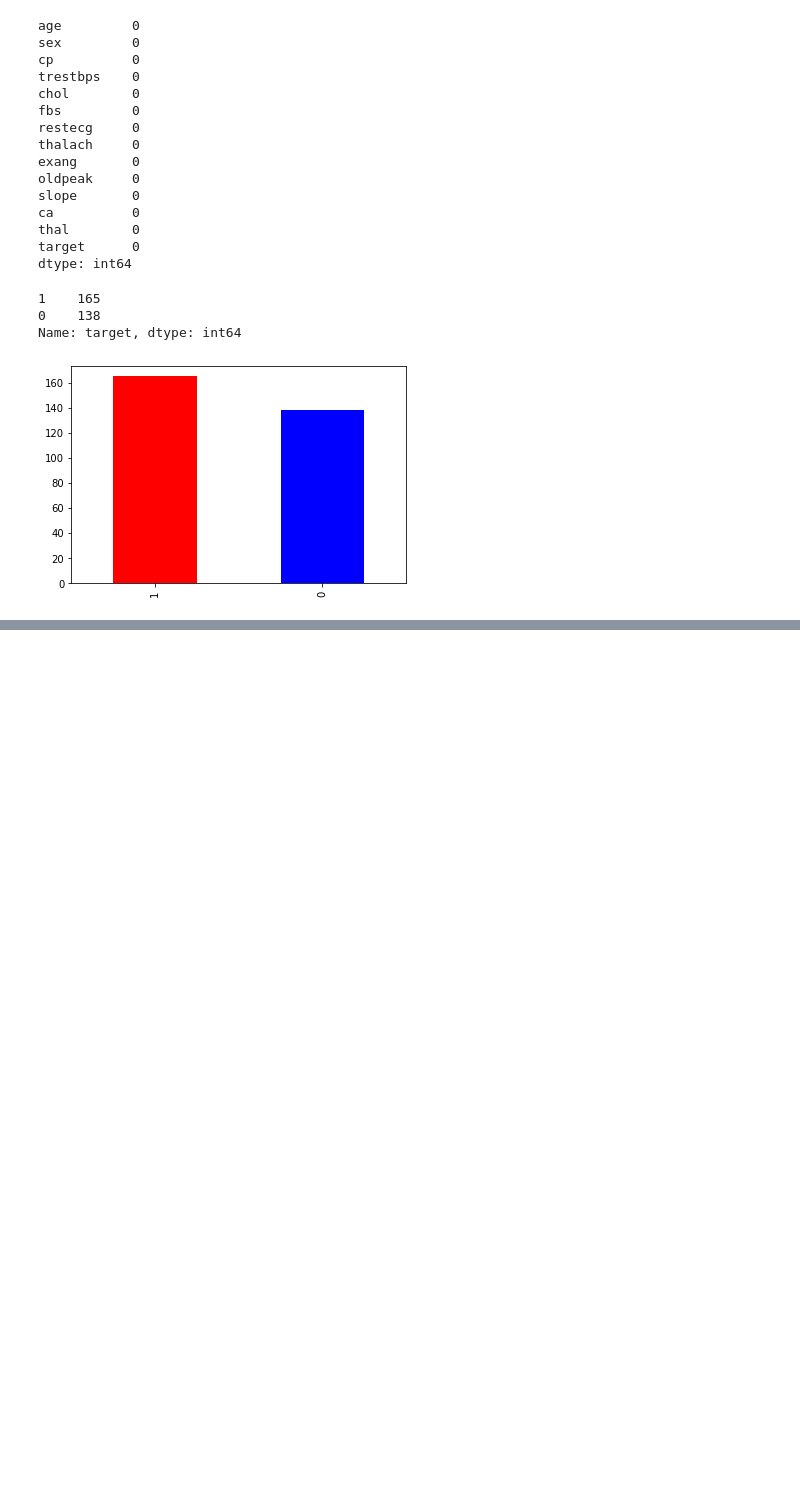
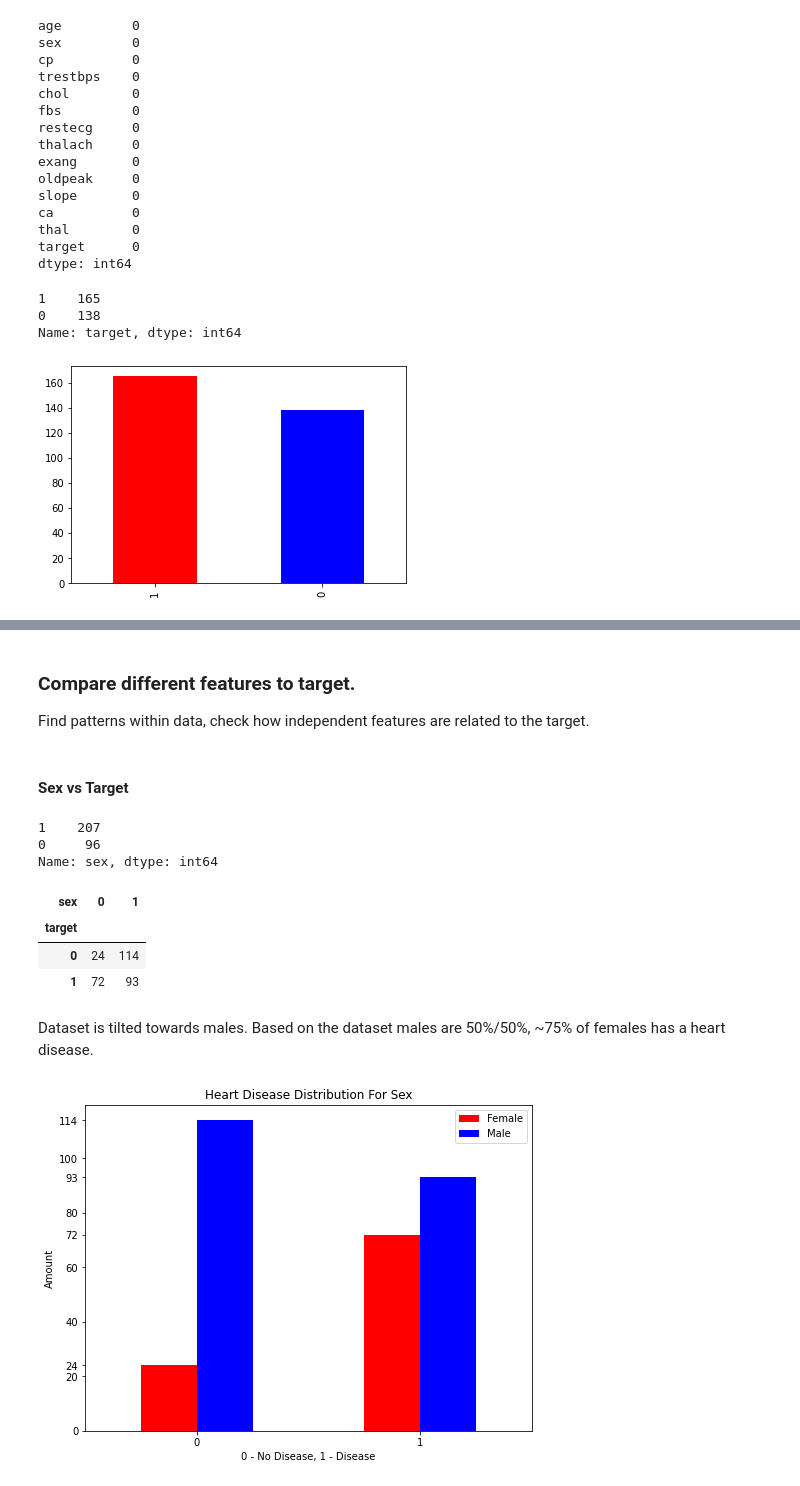
Before and after one commit to crysqrlkys/heart-disease-classification, a Jupyter notebook: notebooks/heart-disease-classification.ipynb, the cells around one changed output, grey strips where cells are left out. Cells and saved outputs as stored; diff of their text form; code cells hidden in the pictures; blank space fills up the shorter version.

Commit message:
Add Finding Patterns

```diff
--- a/notebooks/heart-disease-classification.ipynb
+++ b/notebooks/heart-disease-classification.ipynb
@@ -157,3 +158,33 @@ df.describe()
 | 50% | 55.000000 | 1.000000 | 1.000000 | 130.000000 | 240.000000 | 0.000000 | 1.000000 | 153.000000 | 0.000000 | 0.800000 | 1.000000 | ... |
 | 75% | 61.000000 | 1.000000 | 2.000000 | 140.000000 | 274.500000 | 0.000000 | 1.000000 | 166.000000 | 1.000000 | 1.600000 | 2.000000 | ... |
 | max | 77.000000 | 1.000000 | 3.000000 | 200.000000 | 564.000000 | 1.000000 | 2.000000 | 202.000000 | 1.000000 | 6.200000 | 2.000000 | ... |
+# %% [markdown]
+### Compare different features to target.
+Find patterns within data, check how independent features are related to the target.
+# %% [markdown]
+#### Sex vs Target
+# %%
+df.sex.value_counts()
+# %% [output]
+1    207
+0     96
+Name: sex, dtype: int64
+# %%
+pd.crosstab(df.target, df.sex)
+# %% [output]
+| sex | 0 | 1 |
+| target |  |  |
+| 0 | 24 | 114 |
+| 1 | 72 | 93 |
+# %% [markdown]
+Dataset is tilted towards males. Based on the dataset males are 50%/50%, ~75% of females has a heart disease.
+# %%
+pd.crosstab(df.target, df.sex).plot(kind='bar', figsize=(8, 6), color=['red', 'blue'])
+plt.title('Heart Disease Distribution For Sex')
+plt.xlabel('0 - No Disease, 1 - Disease')
+plt.ylabel('Amount')
+plt.legend(['Female', 'Male'])
+plt.yticks(np.append(np.linspace(0, 100, 6), (24, 72, 93, 114)))
+plt.xticks(rotation=False);
+# %% [output]
+[figure, added]
```
Also changed, not shown: parts of 16 cells of this notebook.
